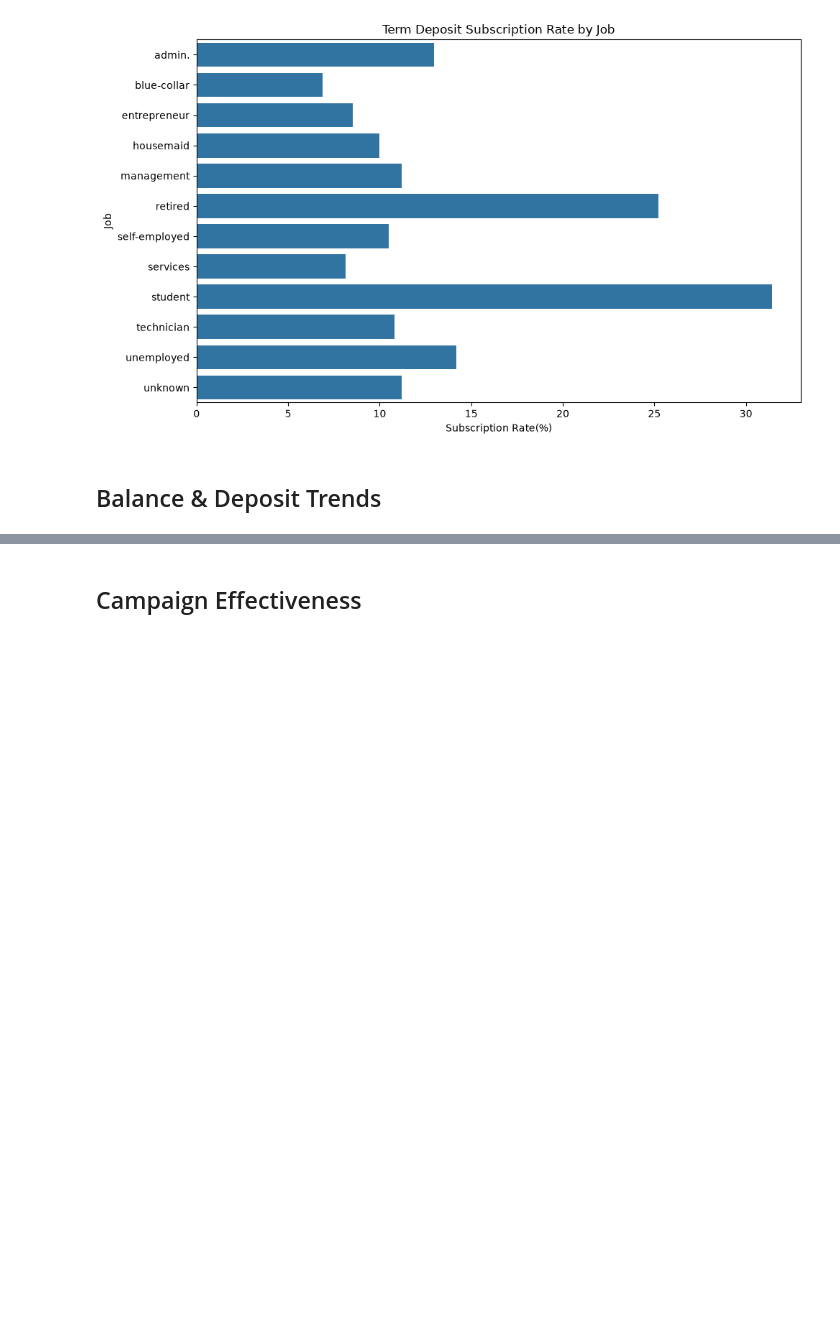
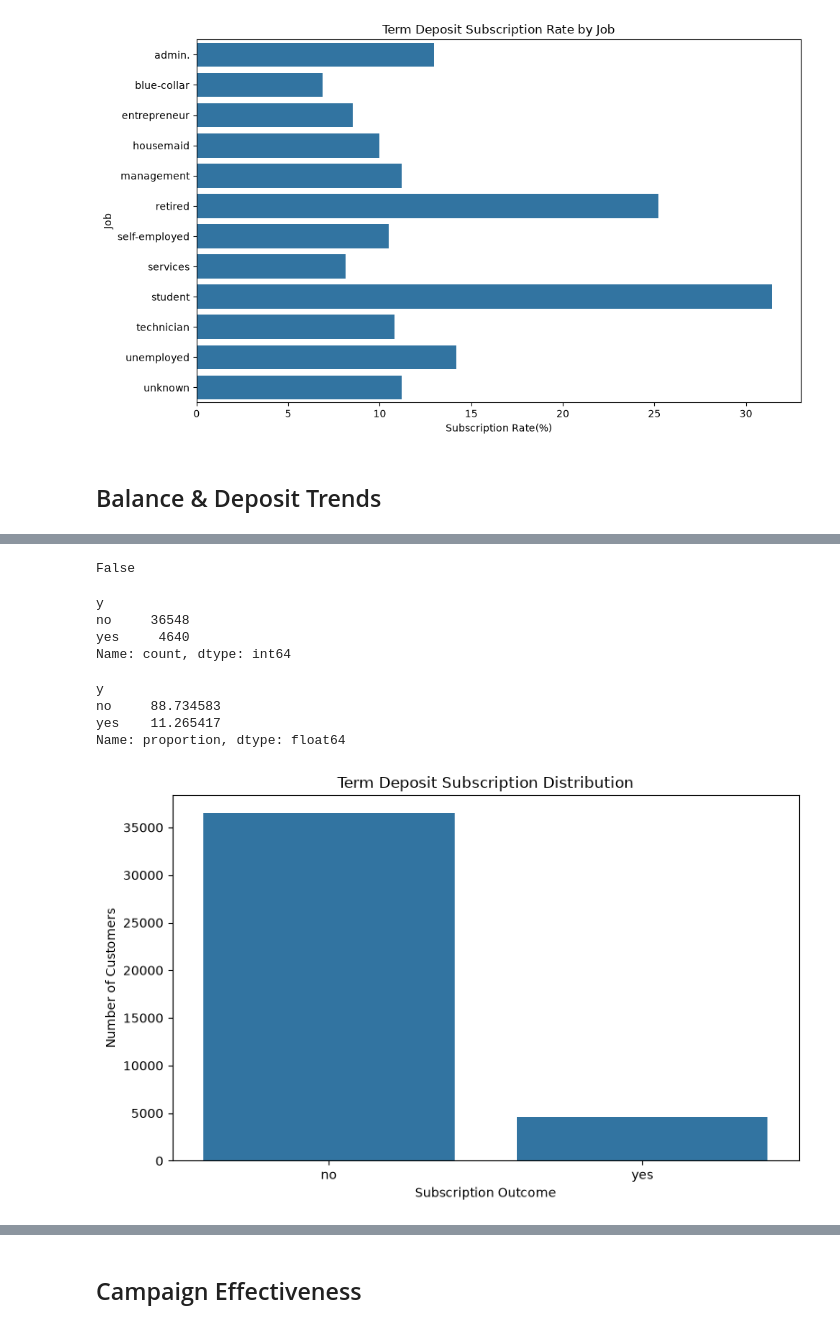
Before and after one commit to ravindrapal001/bank-marketing-analysis, a Jupyter notebook: Advance_Bank_Term_Deposit.ipynb, the cells around one changed output, grey strips where cells are left out. Cells and saved outputs as stored; diff of their text form; code cells hidden in the pictures; blank space fills up the shorter version.

```diff
--- a/Advance_Bank_Term_Deposit.ipynb
+++ b/Advance_Bank_Term_Deposit.ipynb
@@ -247,0 +270,41 @@ plt.show()
+# %%
+"balance" in df.columns
+# %% [output]
+False
+# %%
+# Verify the Availabe Deposit Subscription Variable
+df["y"].value_counts()
+# %% [output]
+y
+no     36548
+yes     4640
+Name: count, dtype: int64
+# %%
+# Overall Deposit Subscription Rate
+subscription_rate = (
+    df["y"].value_counts(normalize=True)
+    .mul(100)
+)
+
+subscription_rate
+# %% [output]
+y
+no     88.734583
+yes    11.265417
+Name: proportion, dtype: float64
+# %%
+# Visualize Deposit Subscription
+plt.figure(figsize=(8,5))
+
+sns.countplot(
+    data=df,
+    x="y"
+)
+
+plt.title("Term Deposit Subscription Distribution")
+plt.xlabel("Subscription Outcome")
+plt.ylabel("Number of Customers")
+plt.tight_layout()
+plt.show()
+# %% [output]
+[figure, added]
```
Also changed, not shown: parts of 3 cells of this notebook.
